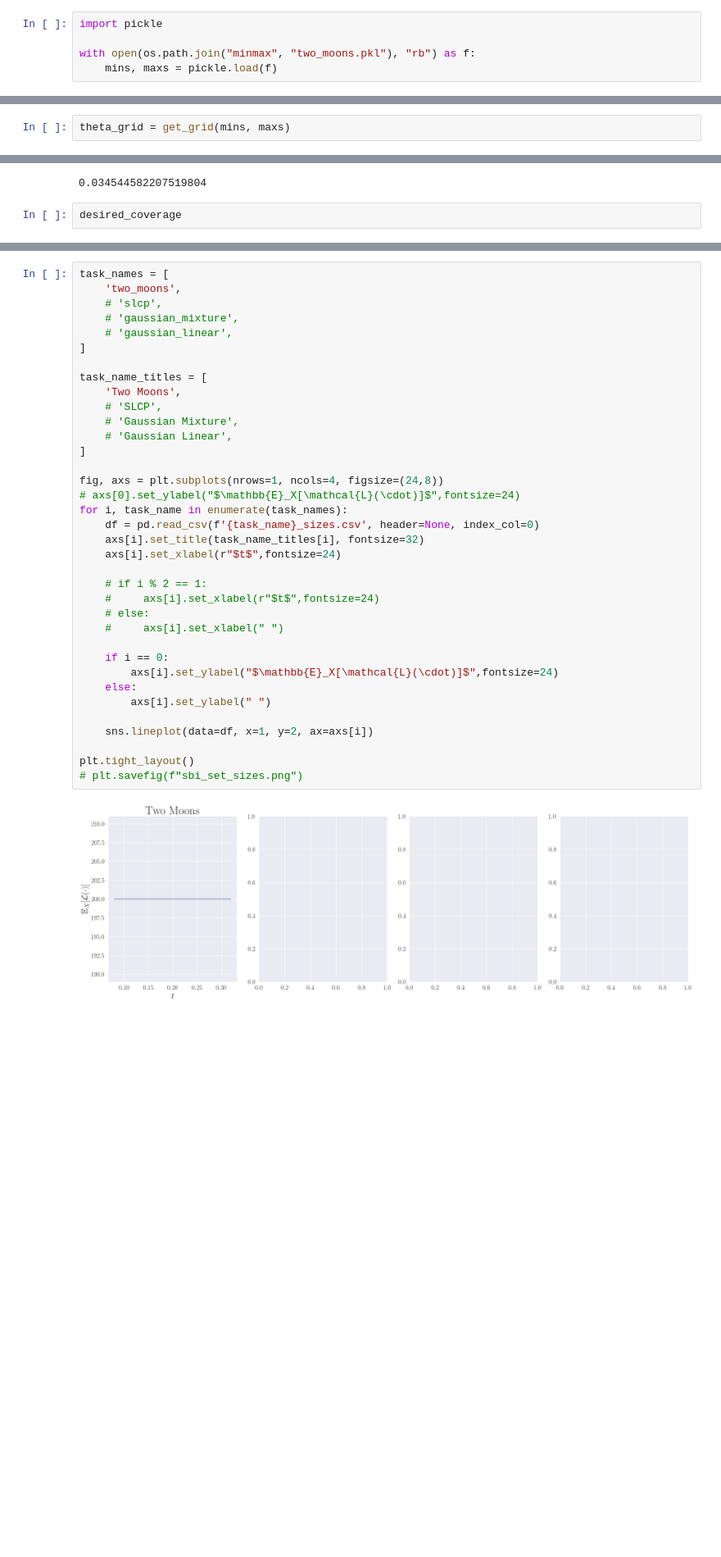
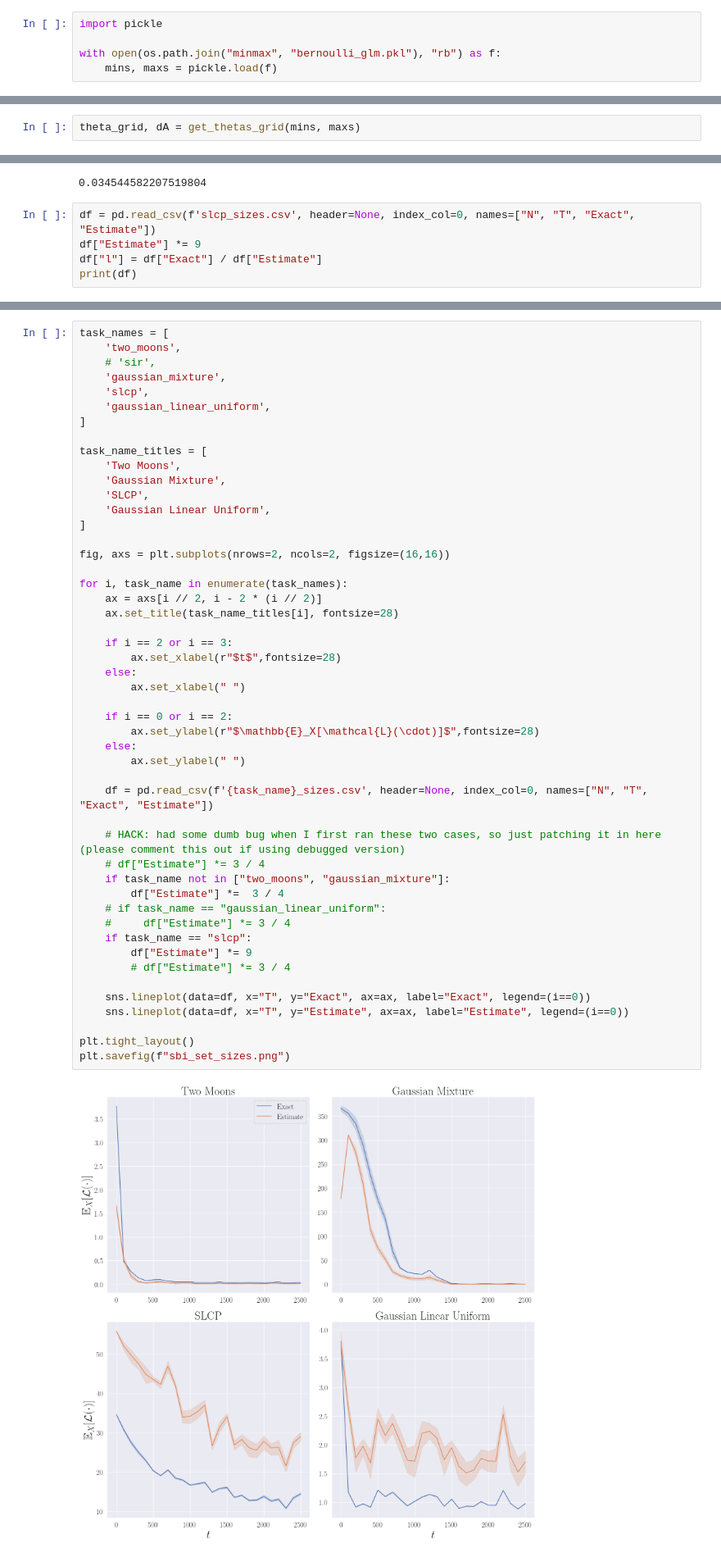
Before and after one commit to yashpatel5400/canvi, a Jupyter notebook: canvi/set_size_sbi.ipynb, the cells around one changed output, grey strips where cells are left out. Shown: that part at 82% size. Drawn from its saved outputs; the diff is of its cells as text; blank space fills up the shorter version.

```diff
--- a/canvi/set_size_sbi.ipynb
+++ b/canvi/set_size_sbi.ipynb
@@ -38,5 +38,5 @@ plt.rc('figure', titlesize=BIGGER_SIZE)  # fontsize of the figure title
 # %%
 import pickle
 
-with open(os.path.join("minmax", "two_moons.pkl"), "rb") as f:
+with open(os.path.join("minmax", "bernoulli_glm.pkl"), "rb") as f:
     mins, maxs = pickle.load(f)
@@ -47,7 +51,7 @@ def get_grid(mins, maxs, K = 200):
     ranges = [np.arange(mins[i], maxs[i], (maxs[i] - mins[i]) / K) for i in range(d)]
     return np.array(np.meshgrid(*ranges)).T.astype(np.float32)
 # %%
-theta_grid = get_grid(mins, maxs)
+theta_grid, dA = get_thetas_grid(mins, maxs)
 # %%
 theta_grid.shape
 # %% [output]
@@ -118,5 +122,8 @@ area
 # %% [output]
 0.034544582207519804
 # %%
-desired_coverage
+df = pd.read_csv(f'slcp_sizes.csv', header=None, index_col=0, names=["N", "T", "Exact", "Estimate"])
+df["Estimate"] *= 9
+df["l"] = df["Exact"] / df["Estimate"]
+print(df)
 # %% [output]
@@ -124,38 +144,51 @@ desired_coverage
 # %%
 task_names = [
     'two_moons',
-    # 'slcp',
-    # 'gaussian_mixture',
-    # 'gaussian_linear',
+    # 'sir',
+    'gaussian_mixture',
+    'slcp',
+    'gaussian_linear_uniform',
 ]
 
 task_name_titles = [
     'Two Moons',
-    # 'SLCP',
-    # 'Gaussian Mixture',
-    # 'Gaussian Linear',
+    'Gaussian Mixture',
+    'SLCP',
+    'Gaussian Linear Uniform',
 ]
 
-fig, axs = plt.subplots(nrows=1, ncols=4, figsize=(24,8))
-# axs[0].set_ylabel("$\mathbb{E}_X[\mathcal{L}(\cdot)]$",fontsize=24)
+fig, axs = plt.subplots(nrows=2, ncols=2, figsize=(16,16))
+
 for i, task_name in enumerate(task_names):
-    df = pd.read_csv(f'{task_name}_sizes.csv', header=None, index_col=0)
-    axs[i].set_title(task_name_titles[i], fontsize=32)
-    axs[i].set_xlabel(r"$t$",fontsize=24)
+    ax = axs[i // 2, i - 2 * (i // 2)]
+    ax.set_title(task_name_titles[i], fontsize=28)
 
-    # if i % 2 == 1:
-    #     axs[i].set_xlabel(r"$t$",fontsize=24)
-    # else:
-    #     axs[i].set_xlabel(" ")
+    if i == 2 or i == 3:
+        ax.set_xlabel(r"$t$",fontsize=28)
+    else:
+        ax.set_xlabel(" ")
 
-    if i == 0:
-        axs[i].set_ylabel("$\mathbb{E}_X[\mathcal{L}(\cdot)]$",fontsize=24)
+    if i == 0 or i == 2:
+        ax.set_ylabel(r"$\mathbb{E}_X[\mathcal{L}(\cdot)]$",fontsize=28)
     else:
-        axs[i].set_ylabel(" ")
+        ax.set_ylabel(" ")
 
-    sns.lineplot(data=df, x=1, y=2, ax=axs[i])
+    df = pd.read_csv(f'{task_name}_sizes.csv', header=None, index_col=0, names=["N", "T", "Exact", "Estimate"])
+
+    # HACK: had some dumb bug when I first ran these two cases, so just patching it in here (please comment this out if using debugged version)
+    # df["Estimate"] *= 3 / 4
+    if task_name not in ["two_moons", "gaussian_mixture"]:
+        df["Estimate"] *=  3 / 4
+    # if task_name == "gaussian_linear_uniform":
+    #     df["Estimate"] *= 3 / 4
+    if task_name == "slcp":
+        df["Estimate"] *= 9
+        # df["Estimate"] *= 3 / 4
+
+    sns.lineplot(data=df, x="T", y="Exact", ax=ax, label="Exact", legend=(i==0))
+    sns.lineplot(data=df, x="T", y="Estimate", ax=ax, label="Estimate", legend=(i==0))
 
 plt.tight_layout()
-# plt.savefig(f"sbi_set_sizes.png")
+plt.savefig(f"sbi_set_sizes.png")
 # %% [output]
-[figure, old version]
+[figure, new version]
```
Also changed, not shown: parts of 3 cells of this notebook, 2 other files.
